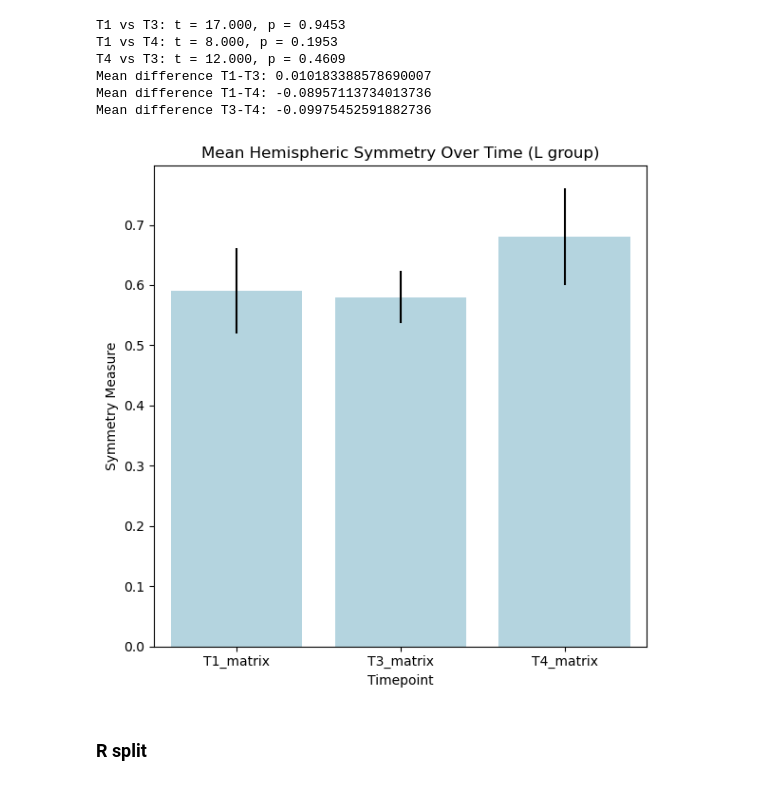
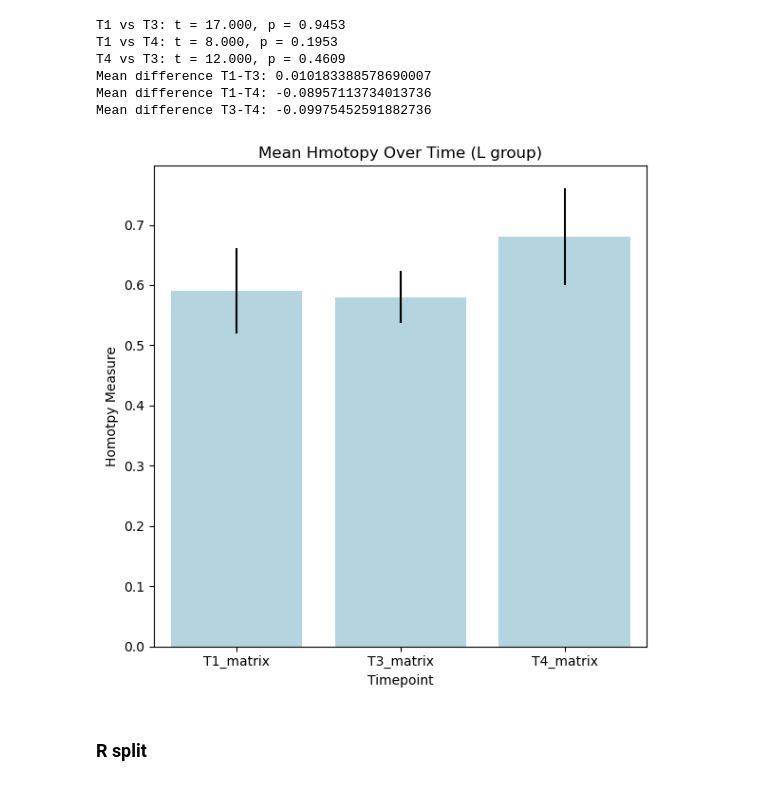
Before and after one commit to maylismlr/uphummel_MA4, a Jupyter notebook: longitudinal_anal.ipynb, the cells around one changed output. Cells and saved outputs as stored; diff of their text form; code cells hidden in the pictures.

```diff
--- a/longitudinal_anal.ipynb
+++ b/longitudinal_anal.ipynb
@@ -602,33 +578,33 @@ Mean difference T3-T4: -0.09975452591882736
 # %%
 # Mean and standard error
 homo_df = df_L[['T1_matrix', 'T3_matrix', 'T4_matrix']]
 means = homo_df.mean()
 errors = homo_df.std(ddof=1) / np.sqrt(homo_df.shape[0])
 
 # Plotting
 plt.figure(figsize=(6, 6))
 ax = sns.barplot(x=means.index, y=means.values, yerr=errors.values, capsize=0.2, color='lightblue')
-plt.title('Mean Hemispheric Symmetry Over Time (L group)')
-plt.ylabel('Symmetry Measure')
+plt.title('Mean Hmotopy Over Time (L group)')
+plt.ylabel('Homotpy Measure')
 plt.xlabel('Timepoint')
 
 # Pairwise comparisons
 comparisons = [('T1_matrix', 'T3_matrix'), ('T1_matrix', 'T4_matrix'), ('T3_matrix', 'T4_matrix')]
 positions = [(0, 1), (0, 2), (1, 2)]
 height_offset = 0.02
 max_y = max(means.values + errors.values)
 
 for (t1, t2), (i, j) in zip(comparisons, positions):
     stat, p = ttest_rel(homo_df[t1], homo_df[t2])
     if p < 0.05:
         y = max(means[t1] + errors[t1], means[t2] + errors[t2]) + height_offset
         plt.plot([i, i, j, j], [y, y + 0.005, y + 0.005, y], lw=1.5, color='black')
         plt.text((i + j) / 2, y + 0.008, '*', ha='center', va='bottom', fontsize=20)
 
 plt.tight_layout()
 plt.show()
 # %% [output]
-[figure, old version]
+[figure, new version]
 # %% [markdown]
 ### R split
 # %%
```
Also changed, not shown: parts of 51 cells of this notebook, 1 other file.
